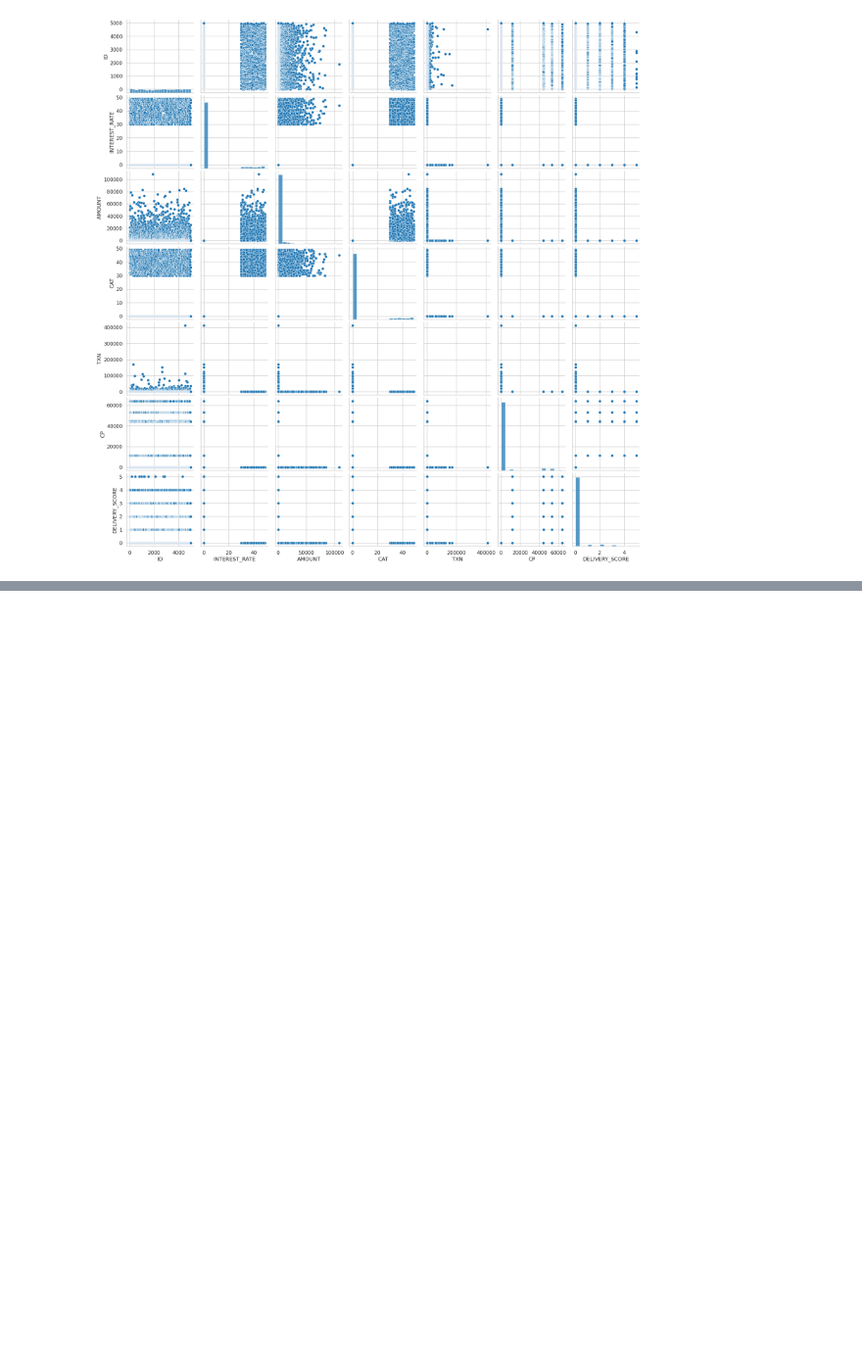
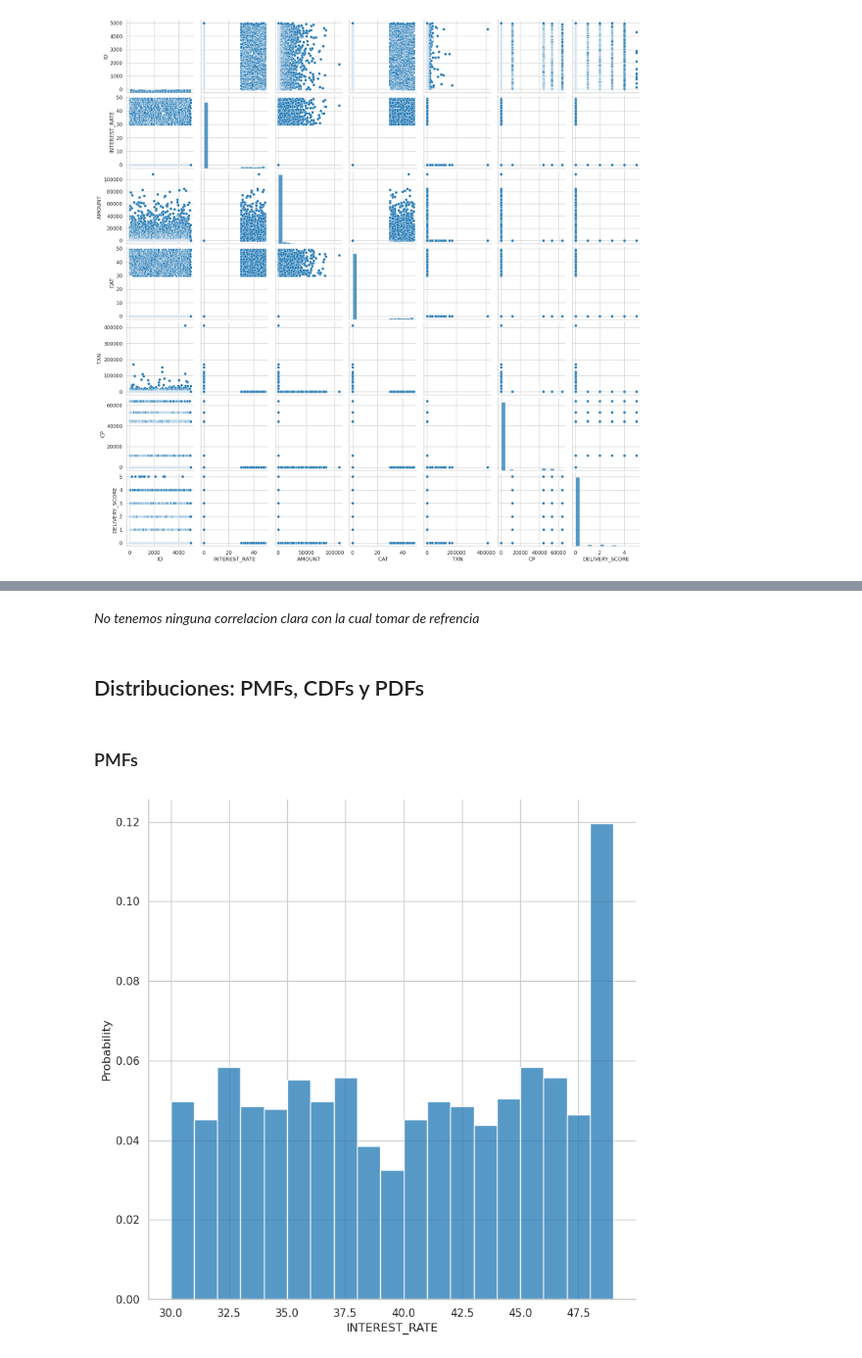
Before and after one commit to AstinSeverino/BI_analyst, a Jupyter notebook: BI_analyst/notebooks/main.ipynb, the cells around one changed output, grey strips where cells are left out. Shown at 98% size. Saved outputs shown, nothing was run; the diff lists cells and outputs as text; code cells hidden in the pictures; blank space fills up the shorter version.

```diff
--- a/BI_analyst/notebooks/main.ipynb
+++ b/BI_analyst/notebooks/main.ipynb
@@ -712,0 +690,17 @@ df.corr()
+# %% [markdown]
+*No tenemos ninguna correlacion clara con la cual tomar de refrencia*
+# %% [markdown]
+##  Distribuciones: PMFs, CDFs y PDFs
+# %% [markdown]
+### PMFs
+# %%
+sns.displot(
+data= df[df['INTEREST_RATE']>1],
+x='INTEREST_RATE',
+stat="probability",
+height=8,
+binwidth=1
+
+);
+# %% [output]
+[figure, added]
```
Also changed, not shown: parts of 26 cells of this notebook, 1 other file.
